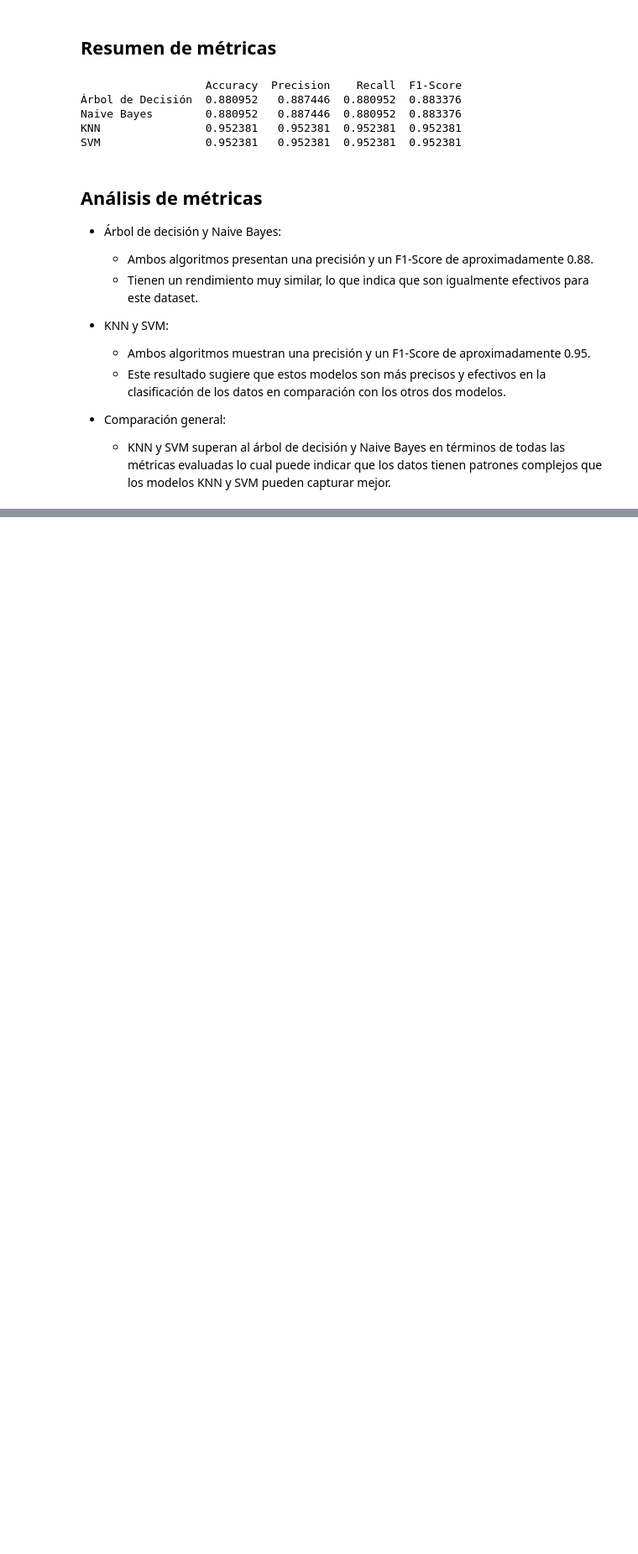
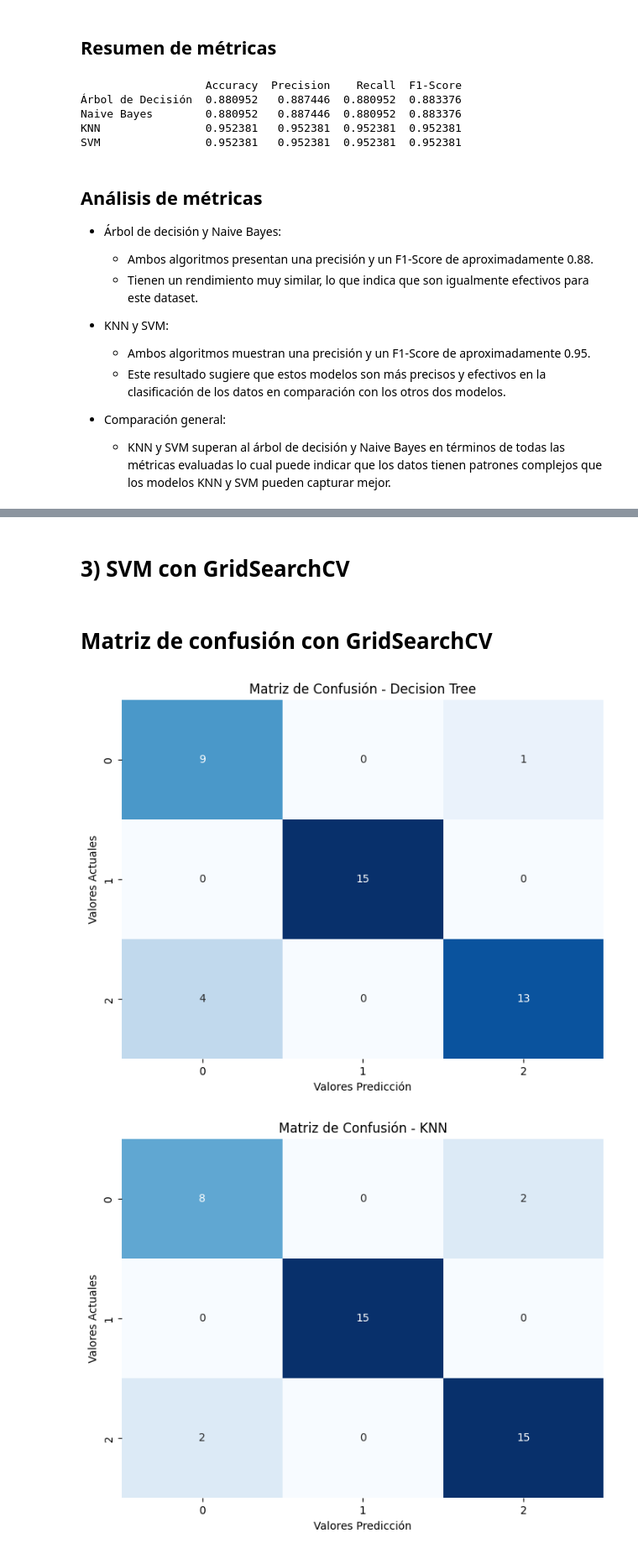
Before and after one commit to jarisaizprua/ALGORITMOS_SUPERVISADOS, a Jupyter notebook: Taller_2 - Jaris Aizprua.ipynb, the cells around one changed output, grey strips where cells are left out. Shown: that part at 84% size. Cells and saved outputs as stored; diff of their text form; code cells hidden in the pictures; blank space fills up the shorter version.

```diff
--- a/Taller_2 - Jaris Aizprua.ipynb
+++ b/Taller_2 - Jaris Aizprua.ipynb
@@ -238,0 +254,9 @@ SVM                0.952381   0.952381  0.952381  0.952381
+# %%
+dt_param_grid = {
+    'max_depth': [None, 10, 20, 30],
+    'min_samples_split': [2, 10, 20],
+    'min_samples_leaf': [1, 5, 10]
+}
+dt_model = DecisionTreeClassifier(random_state=42)
+dt_conf_matrix, dt_accuracy, dt_precision, dt_recall, dt_f1, dt_report = grid_search_evaluate(dt_model, dt_param_grid, X_train, X_test, y_train, y_test)
+metrics_gridsearchcv['Árbol de decisión'] = [dt_accuracy, dt_precision, dt_recall, dt_f1]
@@ -238,0 +265,36 @@ SVM                0.952381   0.952381  0.952381  0.952381
+# %%
+knn_param_grid = {
+    'n_neighbors': [3, 5, 7, 9],
+    'weights': ['uniform', 'distance'],
+    'metric': ['euclidean', 'manhattan']
+}
+knn_model = KNeighborsClassifier()
+knn_conf_matrix, knn_accuracy, knn_precision, knn_recall, knn_f1, knn_report = grid_search_evaluate(knn_model, knn_param_grid, X_train, X_test, y_train, y_test)
+metrics_gridsearchcv['KNN'] = [knn_accuracy, knn_precision, knn_recall, knn_f1]
+# %% [markdown]
+# 3) SVM con GridSearchCV
+# %%
+svm_param_grid = {
+    'C': [0.1, 1, 10, 100],
+    'gamma': [1, 0.1, 0.01, 0.001],
+    'kernel': ['linear', 'poly', 'rbf', 'sigmoid']
+}
+svm_model = SVC(random_state=42)
+svm_conf_matrix, svm_accuracy, svm_precision, svm_recall, svm_f1, svm_report = grid_search_evaluate(svm_model, svm_param_grid, X_train, X_test, y_train, y_test)
+metrics_gridsearchcv['SVM'] = [svm_accuracy, svm_precision, svm_recall, svm_f1]
+# %% [markdown]
+# Matriz de confusión con GridSearchCV
+# %%
+# Matriz de confusión para cada modelo
+models_conf_matrix = {
+    "Árbol de decisión": dt_conf_matrix,
+    "KNN": knn_conf_matrix,
+    "SVM": svm_conf_matrix
+}
+
+# Graficar la matriz de confusión para cada modelo
+for model_name, conf_matrix in models_conf_matrix.items():
+    plot_confusion_matrix(conf_matrix, model_name)
+# %% [output]
+[figure, added]
+[figure, added]
```
Also changed, not shown: parts of 10 cells of this notebook.
